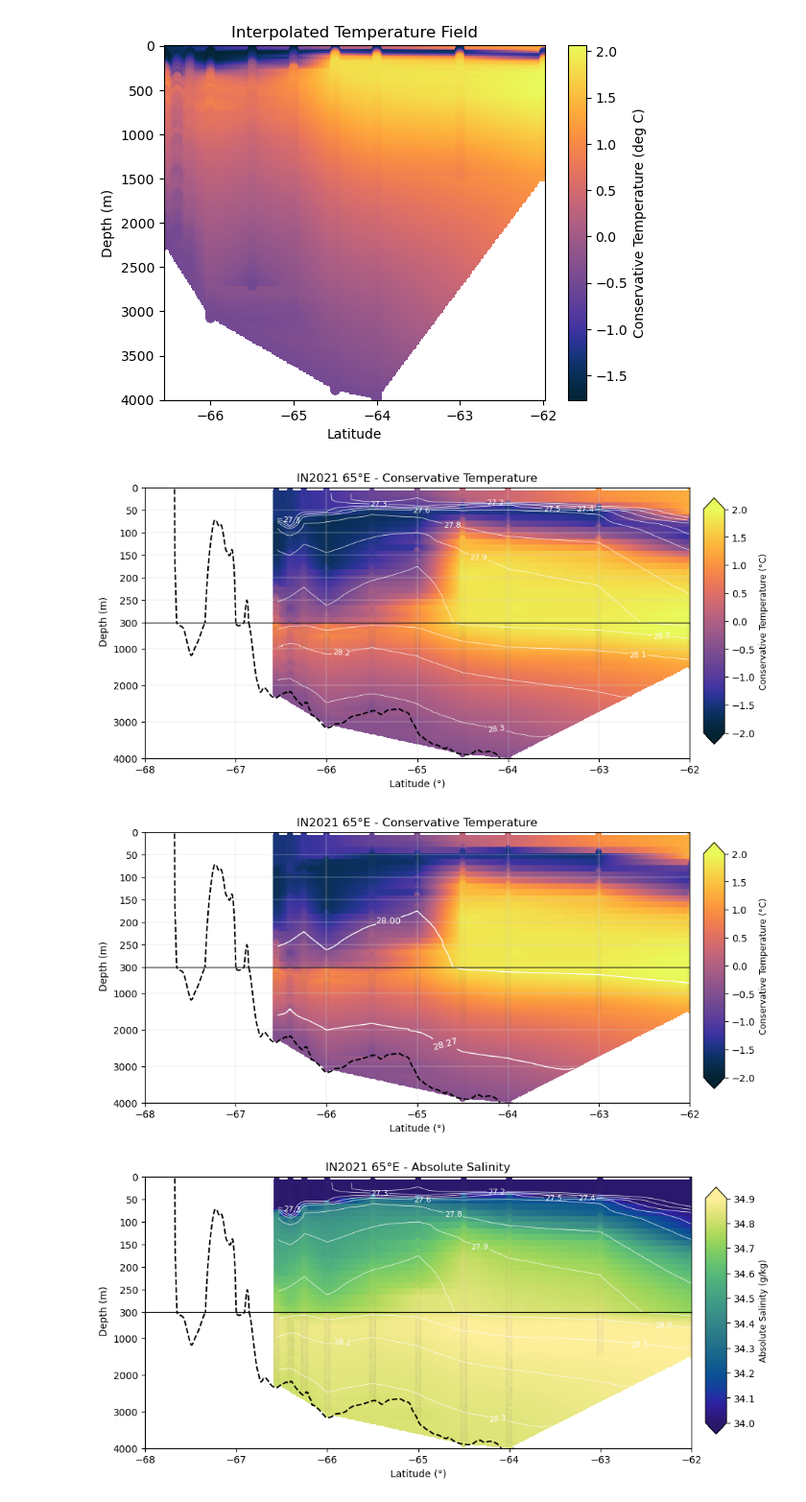
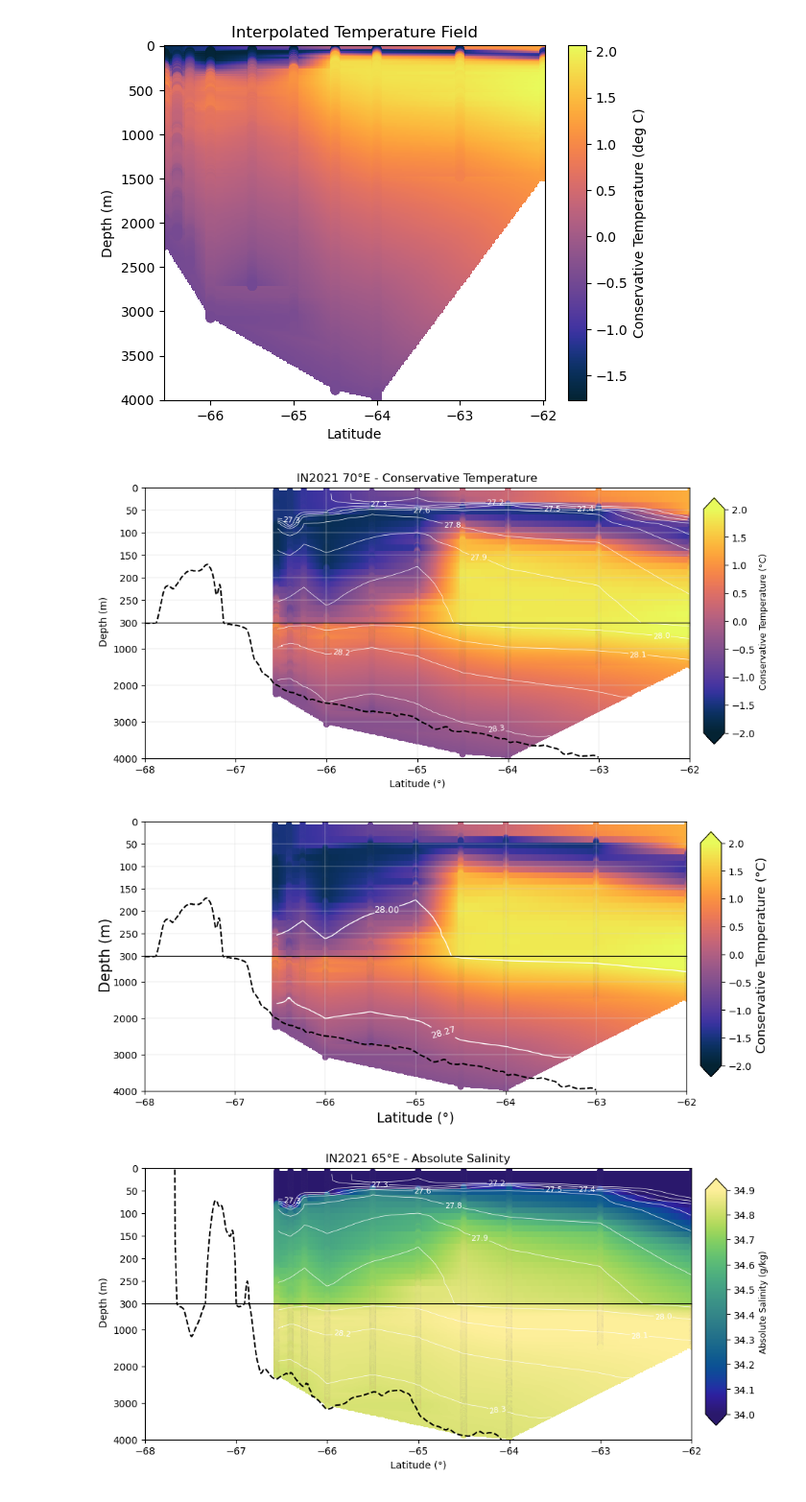
Before and after one commit to SiennaNeve/CDObs, a Jupyter notebook: Notebooks/plotting_transects.ipynb, the cells around one changed output. Shown at 96% size. Drawn from its saved outputs; the diff is of its cells as text; code cells hidden in the pictures.

```diff
--- a/Notebooks/plotting_transects.ipynb
+++ b/Notebooks/plotting_transects.ipynb
@@ -147,9 +147,9 @@ gebco_full = xr.open_dataset('../Data/Final/bathymetry_data/netCDF_CD_bathymetry
 
 
 # Extract the bathymetry data for the longitude line of 68°E
-longitude_line = 65
+# longitude_line = 65
 # longitude_line = 68
-# longitude_line = 70
+longitude_line = 70
 # %%
 bathymetry_along_transect = gebco_full.sel(lon=longitude_line, method='nearest')
 
@@ -315,7 +315,7 @@ plt.subplots_adjust(hspace=0)
 # Show the plot
 plt.show()
 # %% [output]
-[figure, old version]
+[figure, new version]
 # %%
 # Create the figure and subplots
 fig, (ax1, ax2) = plt.subplots(2, 1, figsize=(10, 5))
@@ -333,7 +333,7 @@ scat1 = ax1.scatter(all_lat, all_depth, c=all_cons_temp, cmap='cmo.thermal', edg
 ax1.clabel(cont1, inline=True, fontsize=9, fmt='%1.2f')
 ax1.set_ylim(0, 300)
 ax1.set_xlim(-68, -62)
-ax1.set_title(f'{name} {longitude_line}°E - Conservative Temperature')
+# ax1.set_title(f'{name} {longitude_line}°E - Conservative Temperature')
 ax1.invert_yaxis()
 ax1.set_xticklabels([])
 ax1.grid(linewidth=0.3, color='lightgray')
@@ -349,37 +349,37 @@ cont2 = ax2.contour(grid_X, grid_Z, grid_neu_dens, levels=[28, 28.27], colors='w
 # Overlay scatter/plot values
 scat2 = ax2.scatter(all_lat, all_depth, c=all_cons_temp, cmap='cmo.thermal', edgecolor = 'lightgray', linewidths=0.001, vmin=-2, vmax=2)
 ax2.clabel(cont2, inline=True, fontsize=9, fmt='%1.2f')
 ax2.set_ylim(300, 4000)
 ax2.set_xlim(-68, -62)
 ax2.invert_yaxis()
-ax2.set_xlabel('Latitude (°)', fontsize=10)
+ax2.set_xlabel('Latitude (°)', fontsize=14)
 ax2.grid(linewidth=0.3, color='lightgray')
 ax2.plot(latitude_values, depth_values, color='black', linestyle='--', label='Seafloor')
 
 
 # Create a single colorbar for both subplots
 cmap = plt.get_cmap('cmo.thermal')
 norm = colors.Normalize(vmin=-2, vmax=2)
 sm = plt.cm.ScalarMappable(cmap=cmap, norm=norm)
 sm.set_array([])
 
 
 # Position the colorbar on the right side
 cax = fig.add_axes([0.92, 0.15, 0.03, 0.7])  # [left, bottom, width, height]
 cbar = fig.colorbar(sm, cax=cax, extend='both')
-cbar.set_label('Conservative Temperature (°C)', fontsize=9)
+cbar.set_label('Conservative Temperature (°C)', fontsize=13)
 #cbar.set_label('Absolute Salinity (g/kg)', fontsize=9)
 
 # Add y-axis title between the subplots
-fig.text(0.06, 0.5, 'Depth (m)', va='center', rotation='vertical', fontsize=10)
+fig.text(0.06, 0.5, 'Depth (m)', va='center', rotation='vertical', fontsize=15)
 
 # Adjust the spacing between subplots
 plt.subplots_adjust(hspace=0)
 
 # Show the plot
 plt.show()
 # %% [output]
-[figure, old version]
+[figure, new version]
 # %%
 # Create the figure and subplots
 fig, (ax1, ax2) = plt.subplots(2, 1, figsize=(10, 5))
```
Also changed, not shown: parts of 1 cell of this notebook, 1 other file.
